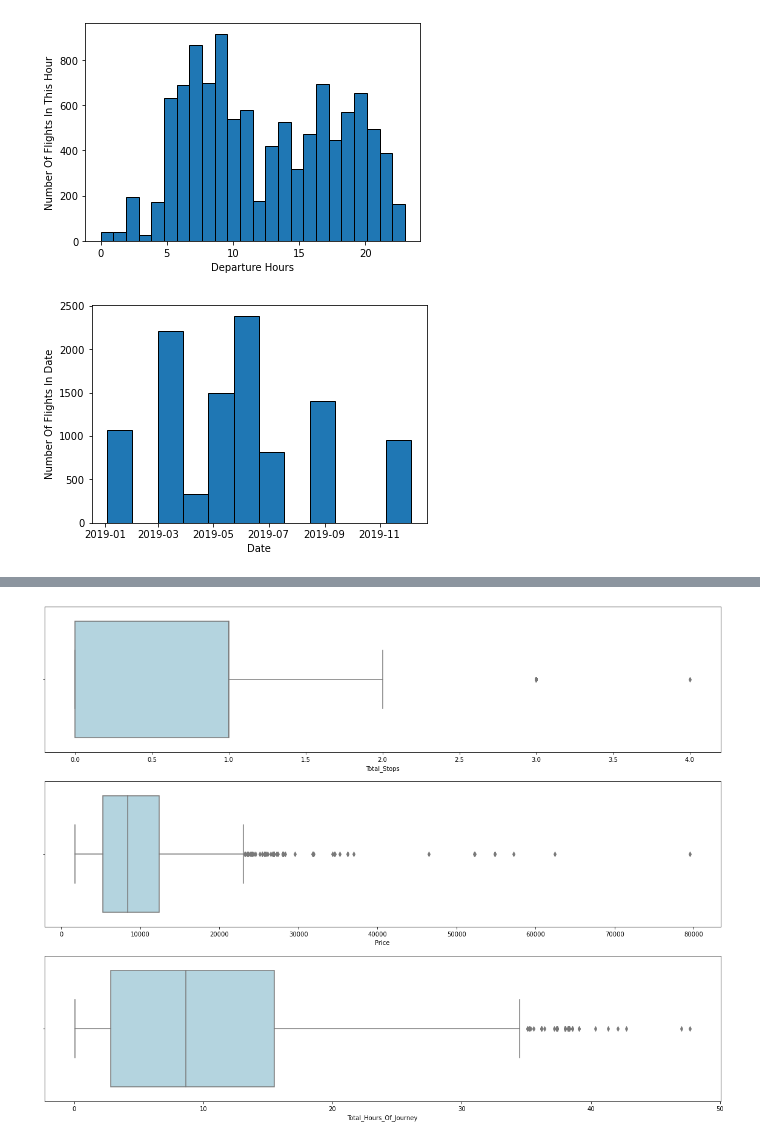
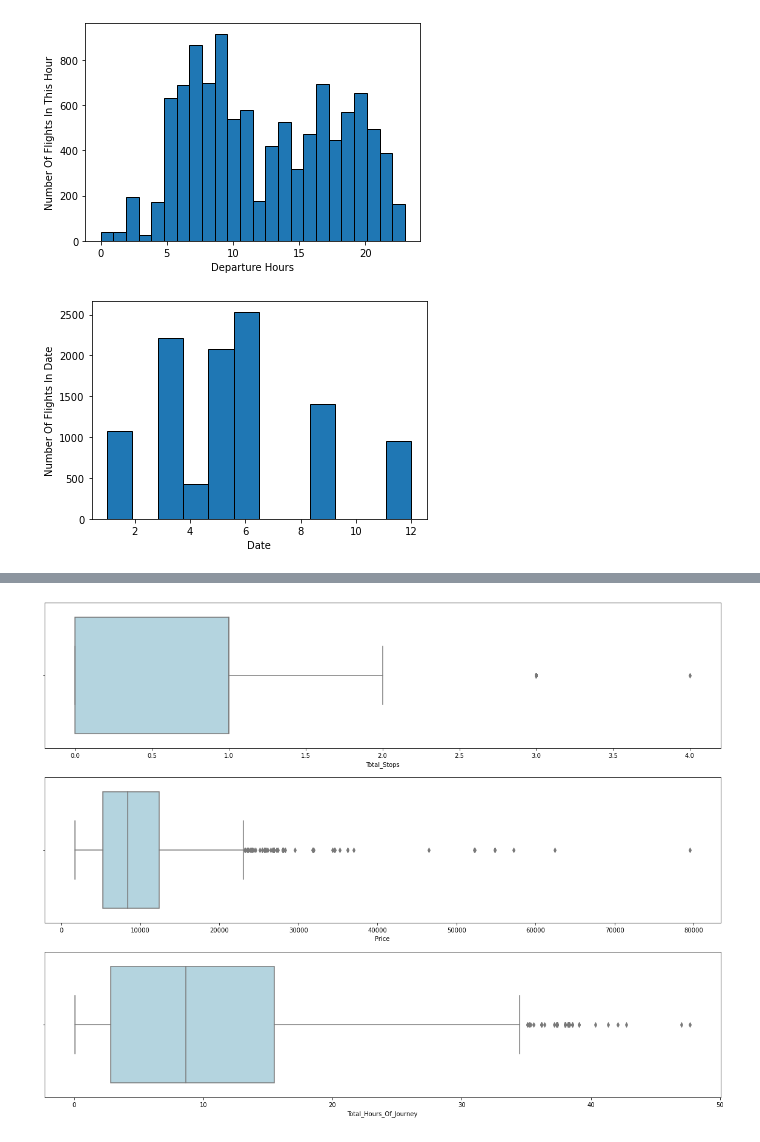
Before and after one commit to ZyadMadboly/AMIT-ML-Training, a Jupyter notebook: Graduation Project/Predict Price of Airline Tickets.ipynb, the cells around one changed output, grey strips where cells are left out. Saved outputs shown, nothing was run; the diff lists cells and outputs as text; code cells hidden in the pictures.

```diff
--- a/Graduation Project/Predict Price of Airline Tickets.ipynb
+++ b/Graduation Project/Predict Price of Airline Tickets.ipynb
@@ -168,7 +168,9 @@ df["Dep_Time"] = df["Dep_Time"].apply(lambda x: pd.to_datetime(x))
 # %%
 df["Departure_Hour"] = df["Dep_Time"].dt.hour
 
-df["Year_of_Journey"] = df["Date_of_Journey"].dt.year
+df["Day_of_Journey"] = df["Date_of_Journey"].dt.day
+
+df["Month_of_Journey"] = df["Date_of_Journey"].dt.month
 # %%
 df
 # %% [output]
@@ -193,12 +195,12 @@ plt.show()
 # %% [output]
 [figure]
 # %%
-plt.hist(df["Date_of_Journey"],edgecolor='black',bins=12)
+plt.hist(df["Month_of_Journey"],edgecolor='black',bins=12)
 plt.xlabel("Date")
 plt.ylabel("Number Of Flights In Date")
 plt.show()
 # %% [output]
-[figure, old version]
+[figure, new version]
 # %%
 df.corr()
 # %% [output]
```
Also changed, not shown: parts of 3 cells of this notebook.
